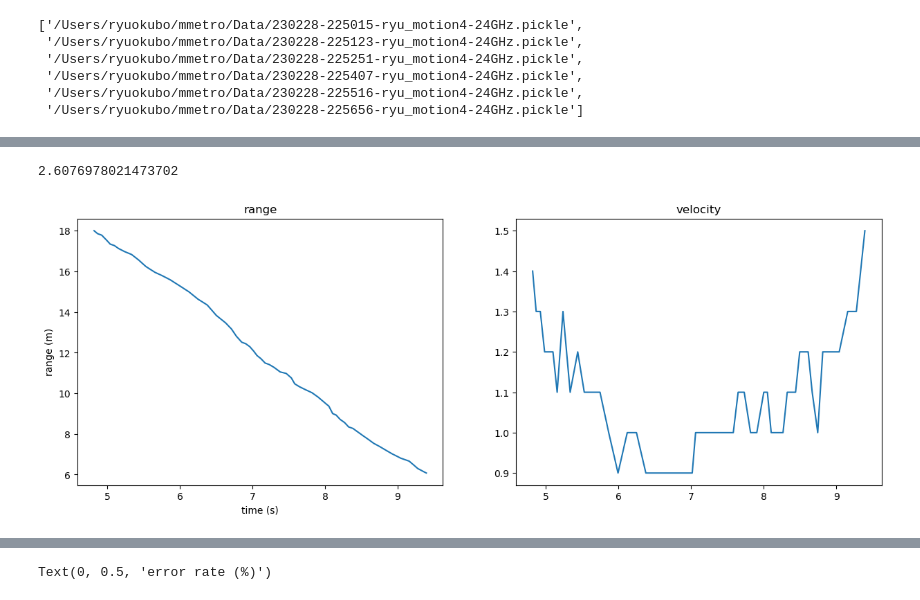
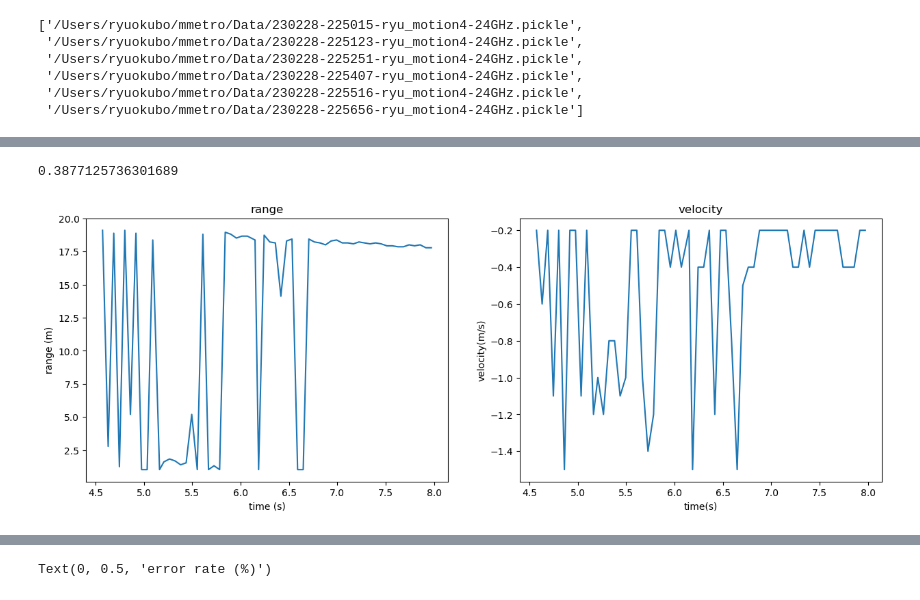
Before and after one commit to rokubo2/mmetro, a Jupyter notebook: mmetro_python.ipynb, the cells around one changed output, grey strips where cells are left out. Cells and saved outputs as stored; diff of their text form; code cells hidden in the pictures.

```diff
--- a/mmetro_python.ipynb
+++ b/mmetro_python.ipynb
@@ -315,29 +380,31 @@ IntProgress(value=0, max=367)
 # %%
-distance_file = 'Data/' + names[1][28:-7]+'/processed_range_time.npy'
-velocity_file = 'Data/' + names[1][28:-7]+'/processed_velocity.npy'
+distance_file = 'Data/' + names[6][28:-7]+'/processed_range_time.npy'
+velocity_file = 'Data/' + names[6][28:-7]+'/processed_velocity.npy'
 data = np.load(distance_file)
 data_v = np.load(velocity_file)
 timestamp = data[0][80:140]
 distance = data[1][80:140]
 velocity = data_v[1][80:140]
 plt.figure(figsize=(15,5))
 ax1 = plt.subplot(121)
 ax1.plot(timestamp, distance)
 ax1.set_title("range")
 ax1.set_xlabel("time (s)")
 ax1.set_ylabel("range (m)")
 # plt.axvline(x = timestamp[80], color = 'r')
 # plt.axvline(x = timestamp[140], color = 'r')
 ax2 = plt.subplot(122)
 ax2.plot(timestamp, velocity)
 ax2.set_title("velocity")
+ax2.set_xlabel("time(s)")
+ax2.set_ylabel("velocity(m/s)")
 # plt.axvline(x = timestamp[80], color = 'r')
 # plt.axvline(x = timestamp[140], color = 'r')
 vel_est = (distance[0] - distance[-1]) / (timestamp[-1] - timestamp[0])
 vel_est
 # %% [output]
-2.6076978021473702
+0.3877125736301689
-[figure, old version]
+[figure, new version]
 # %%
 num_errs = []
 vel_ests = []
```
Also changed, not shown: parts of 17 cells of this notebook, 2 other files.
